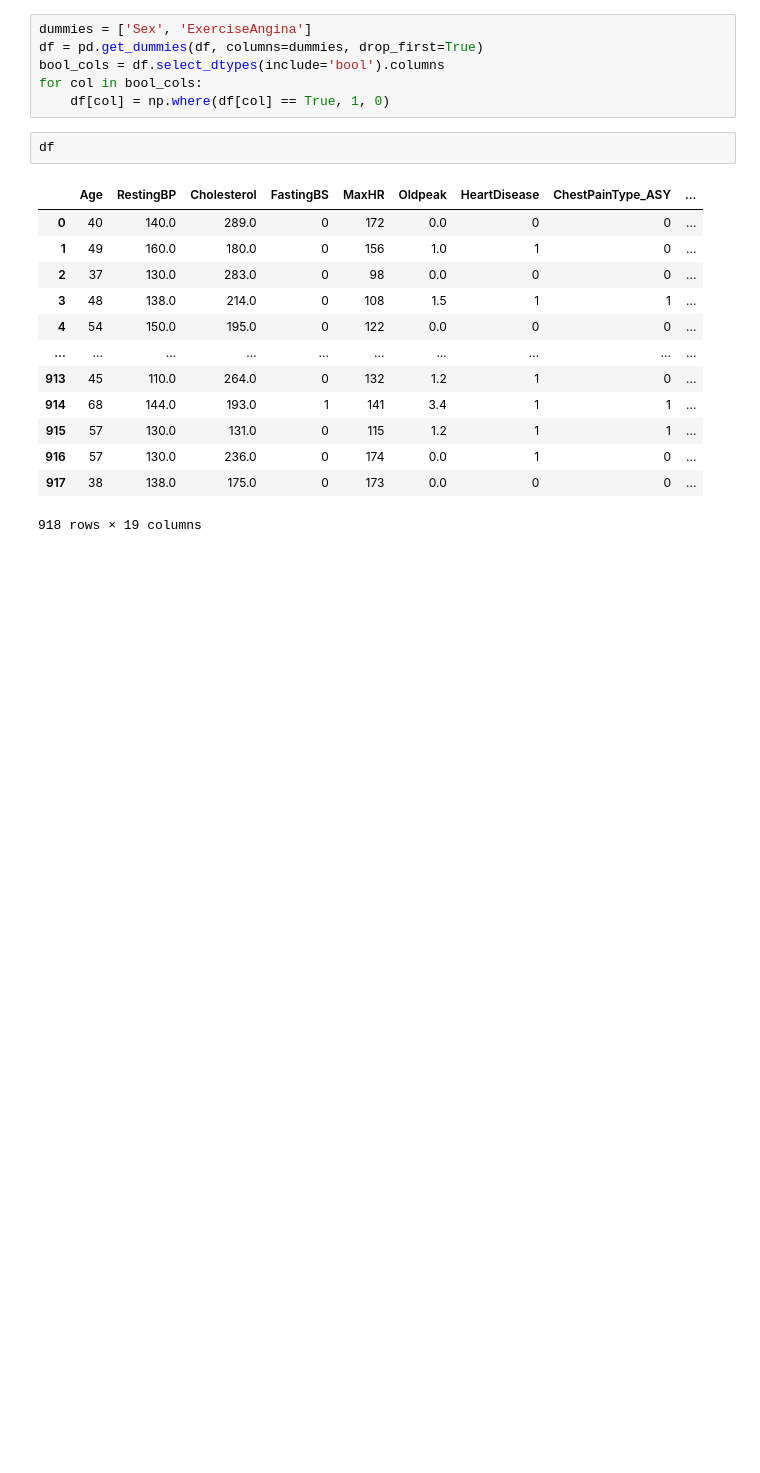
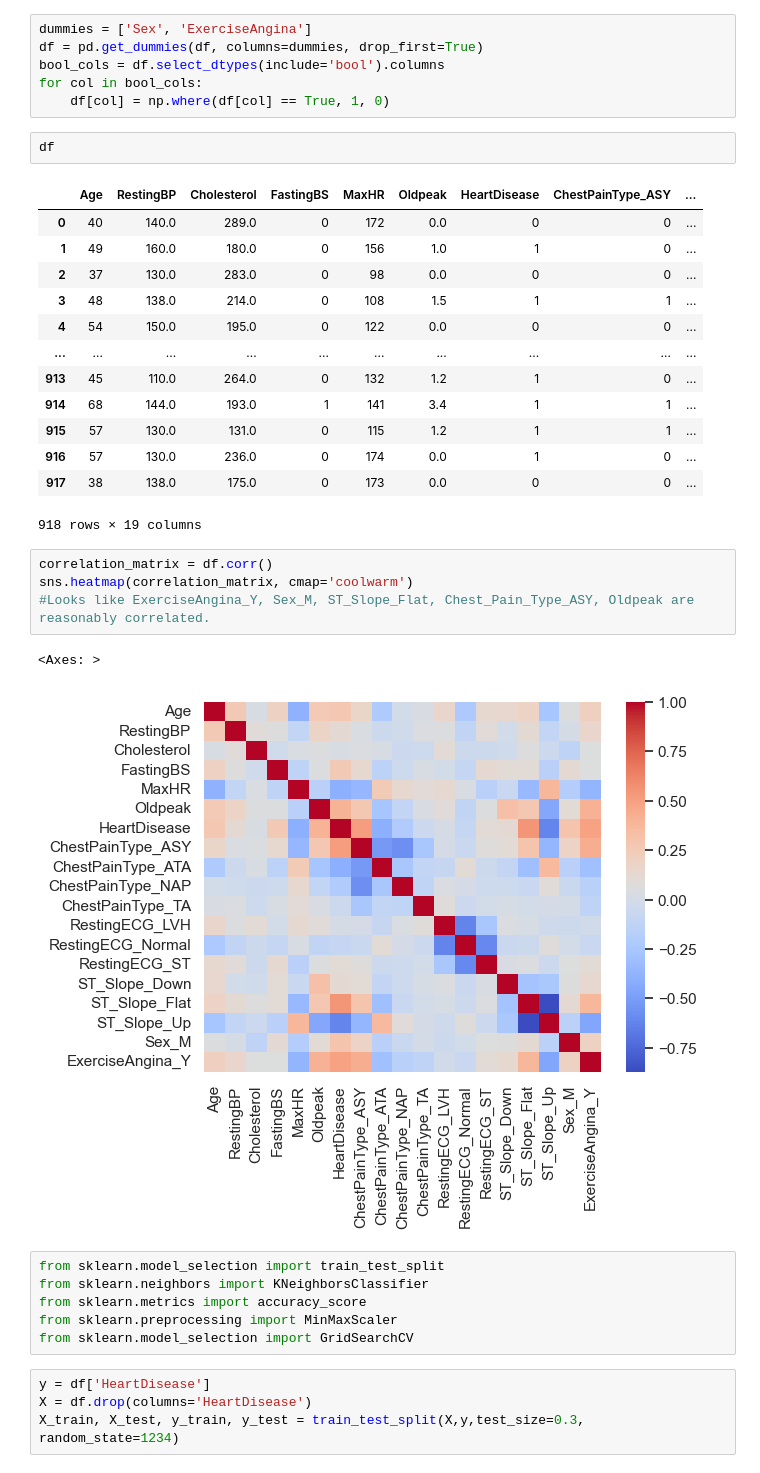
Before and after one commit to achoroj3/Predicting_Heart_Disease, a Jupyter notebook: MLE_PHD.ipynb, the cells around one changed output. Cells and saved outputs as stored; diff of their text form; blank space fills up the shorter version.

Commit message:
Completed model training and evaluation

```diff
--- a/MLE_PHD.ipynb
+++ b/MLE_PHD.ipynb
@@ -180,3 +180,20 @@ df
 | 916 | 57 | 130.0 | 236.0 | 0 | 174 | 0.0 | 1 | 0 | ... |
 | 917 | 38 | 138.0 | 175.0 | 0 | 173 | 0.0 | 0 | 0 | ... |
 918 rows × 19 columns
+# %%
+correlation_matrix = df.corr()
+sns.heatmap(correlation_matrix, cmap='coolwarm')
+#Looks like ExerciseAngina_Y, Sex_M, ST_Slope_Flat, Chest_Pain_Type_ASY, Oldpeak are reasonably correlated.
+# %% [output]
+<Axes: >
+[figure, added]
+# %%
+from sklearn.model_selection import train_test_split
+from sklearn.neighbors import KNeighborsClassifier
+from sklearn.metrics import accuracy_score
+from sklearn.preprocessing import MinMaxScaler
+from sklearn.model_selection import GridSearchCV
+# %%
+y = df['HeartDisease']
+X = df.drop(columns='HeartDisease')
+X_train, X_test, y_train, y_test = train_test_split(X,y,test_size=0.3, random_state=1234)
```
Also changed, not shown: parts of 7 cells of this notebook, 2 other files.
